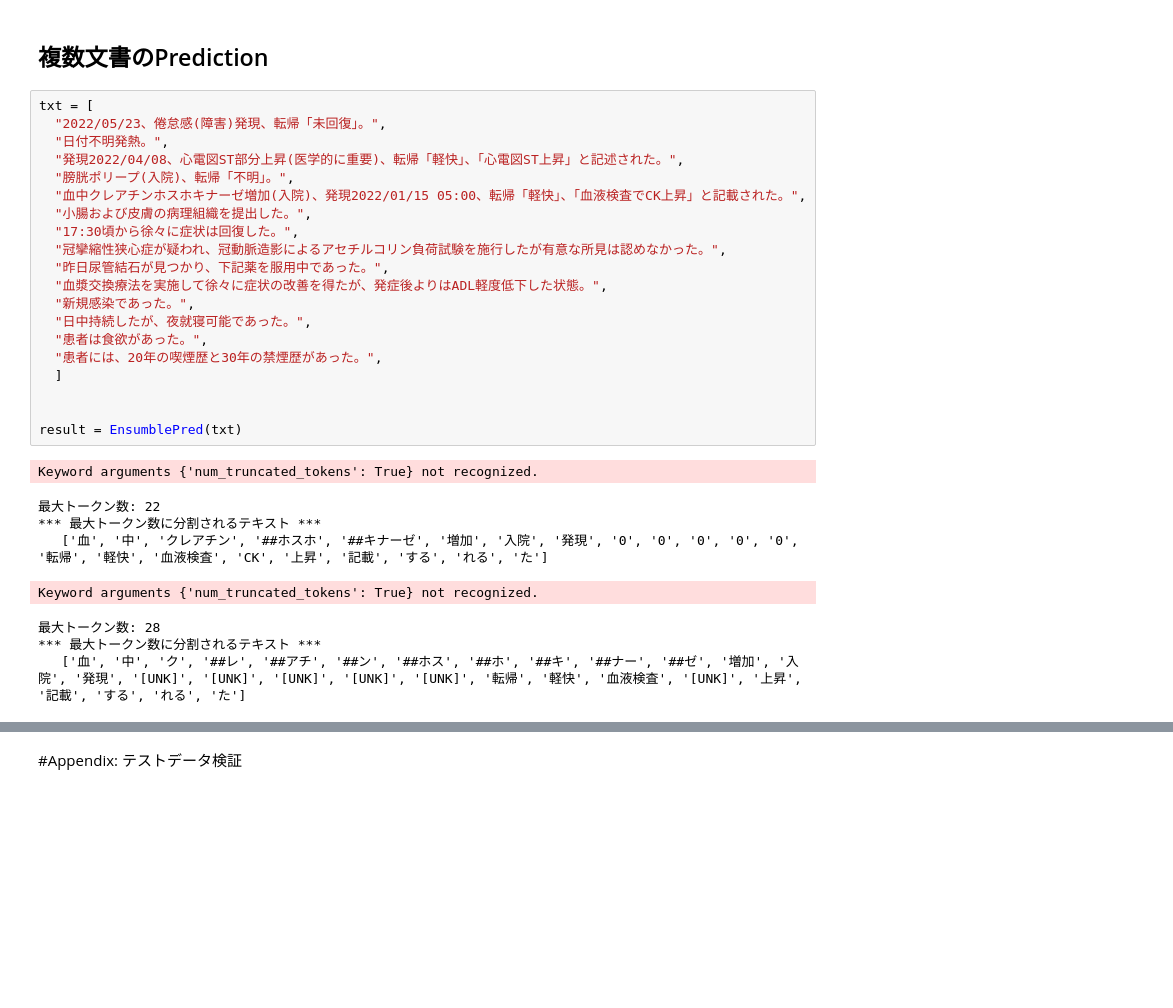
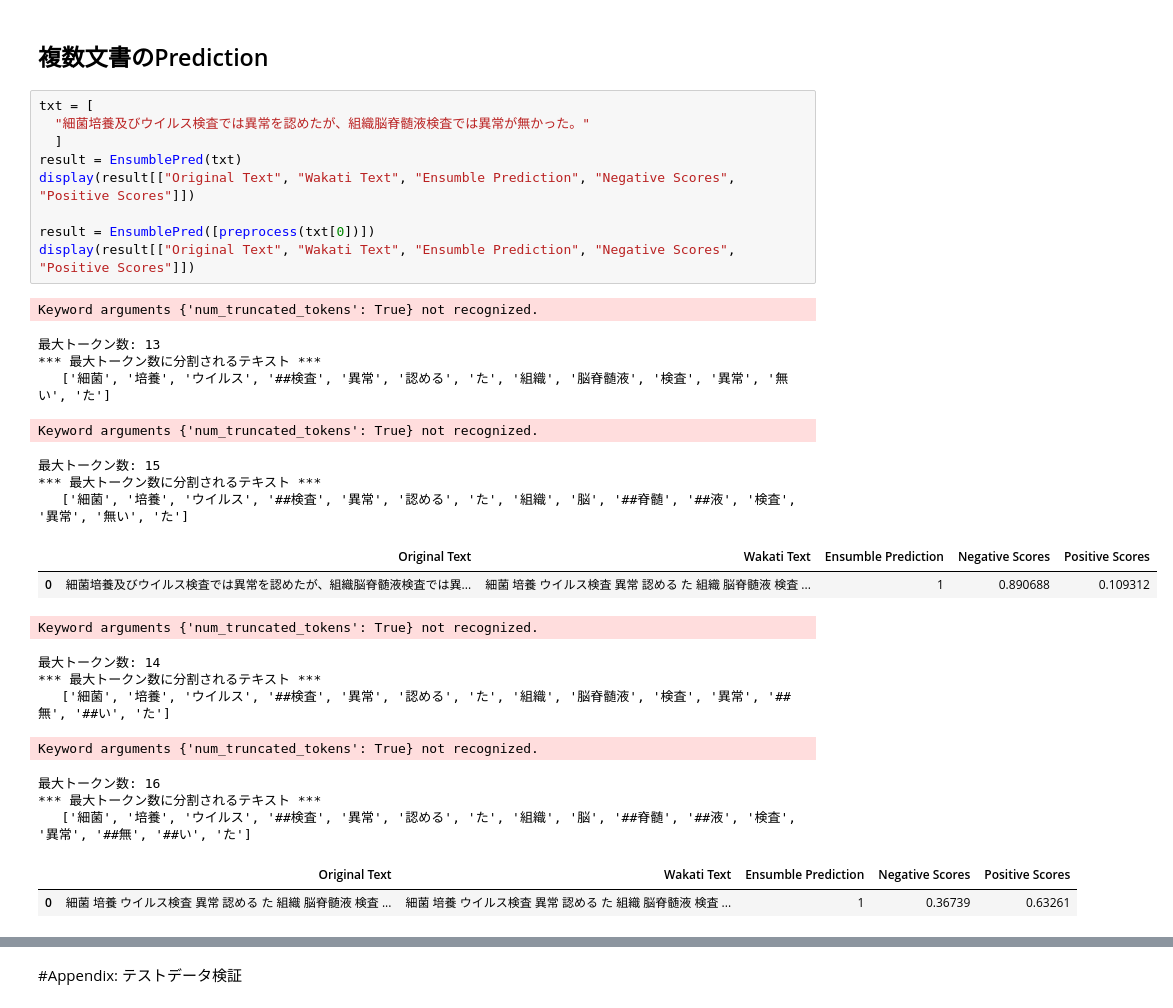
Before and after one commit to tanakt-hub/Test, a Jupyter notebook: JPMA_demo_Ensemble_Prediction.ipynb, the cells around one changed output, grey strips where cells are left out. Drawn from its saved outputs; the diff is of its cells as text; blank space fills up the shorter version.

```diff
--- a/JPMA_demo_Ensemble_Prediction.ipynb
+++ b/JPMA_demo_Ensemble_Prediction.ipynb
@@ -556,32 +569,33 @@ Keyword arguments {'num_truncated_tokens': True} not recognized.
 [interactive output not drawn]
 # %% [markdown]
 ## 複数文書のPrediction
-# %%
-txt = [
-  "2022/05/23、倦怠感(障害)発現、転帰「未回復」。",
-  "日付不明発熱。",
-  "発現2022/04/08、心電図ST部分上昇(医学的に重要)、転帰「軽快」、「心電図ST上昇」と記述された。",
-  "膀胱ポリープ(入院)、転帰「不明」。",
-  "血中クレアチンホスホキナーゼ増加(入院)、発現2022/01/15 05:00、転帰「軽快」、「血液検査でCK上昇」と記載された。",
-  "小腸および皮膚の病理組織を提出した。",
-  "17:30頃から徐々に症状は回復した。",
-  "冠攣縮性狭心症が疑われ、冠動脈造影によるアセチルコリン負荷試験を施行したが有意な所見は認めなかった。",
-  "昨日尿管結石が見つかり、下記薬を服用中であった。",
-  "血漿交換療法を実施して徐々に症状の改善を得たが、発症後よりはADL軽度低下した状態。",
-  "新規感染であった。",
-  "日中持続したが、夜就寝可能であった。",
-  "患者は食欲があった。",
-  "患者には、20年の喫煙歴と30年の禁煙歴があった。",
-  ]
-
-
-result = EnsumblePred(txt)
-# %% [output]
-Keyword arguments {'num_truncated_tokens': True} not recognized.
-最大トークン数: 22
-*** 最大トークン数に分割されるテキスト ***
-   ['血', '中', 'クレアチン', '##ホスホ', '##キナーゼ', '増加', '入院', '発現', '0', '0', '0', '0', '0', '転帰', '軽快', '血液検査', 'CK', '上昇', '記載', 'する', 'れる', 'た']
-Keyword arguments {'num_truncated_tokens': True} not recognized.
-最大トークン数: 28
-*** 最大トークン数に分割されるテキスト ***
-   ['血', '中', 'ク', '##レ', '##アチ', '##ン', '##ホス', '##ホ', '##キ', '##ナー', '##ゼ', '増加', '入院', '発現', '[UNK]', '[UNK]', '[UNK]', '[UNK]', '[UNK]', '転帰', '軽快', '血液検査', '[UNK]', '上昇', '記載', 'する', 'れる', 'た']
+# %%
+txt = [
+  "細菌培養及びウイルス検査では異常を認めたが、組織脳脊髄液検査では異常が無かった。"
+  ]
+result = EnsumblePred(txt)
+display(result[["Original Text", "Wakati Text", "Ensumble Prediction", "Negative Scores", "Positive Scores"]])
+
+result = EnsumblePred([preprocess(txt[0])])
+display(result[["Original Text", "Wakati Text", "Ensumble Prediction", "Negative Scores", "Positive Scores"]])
+# %% [output]
+Keyword arguments {'num_truncated_tokens': True} not recognized.
+最大トークン数: 13
+*** 最大トークン数に分割されるテキスト ***
+   ['細菌', '培養', 'ウイルス', '##検査', '異常', '認める', 'た', '組織', '脳脊髄液', '検査', '異常', '無い', 'た']
+Keyword arguments {'num_truncated_tokens': True} not recognized.
+最大トークン数: 15
+*** 最大トークン数に分割されるテキスト ***
+   ['細菌', '培養', 'ウイルス', '##検査', '異常', '認める', 'た', '組織', '脳', '##脊髄', '##液', '検査', '異常', '無い', 'た']
+|  | Original Text | Wakati Text | Ensumble Prediction | Negative Scores | Positive Scores |
+| 0 | 細菌培養及びウイルス検査では異常を認めたが、組織脳脊髄液検査では異... | 細菌 培養 ウイルス検査 異常 認める た 組織 脳脊髄液 検査 ... | 1 | 0.890688 | 0.109312 |
+Keyword arguments {'num_truncated_tokens': True} not recognized.
+最大トークン数: 14
+*** 最大トークン数に分割されるテキスト ***
+   ['細菌', '培養', 'ウイルス', '##検査', '異常', '認める', 'た', '組織', '脳脊髄液', '検査', '異常', '##無', '##い', 'た']
+Keyword arguments {'num_truncated_tokens': True} not recognized.
+最大トークン数: 16
+*** 最大トークン数に分割されるテキスト ***
+   ['細菌', '培養', 'ウイルス', '##検査', '異常', '認める', 'た', '組織', '脳', '##脊髄', '##液', '検査', '異常', '##無', '##い', 'た']
+|  | Original Text | Wakati Text | Ensumble Prediction | Negative Scores | Positive Scores |
+| 0 | 細菌 培養 ウイルス検査 異常 認める た 組織 脳脊髄液 検査 ... | 細菌 培養 ウイルス検査 異常 認める た 組織 脳脊髄液 検査 ... | 1 | 0.36739 | 0.63261 |
```
Also changed, not shown: parts of 10 cells of this notebook.
